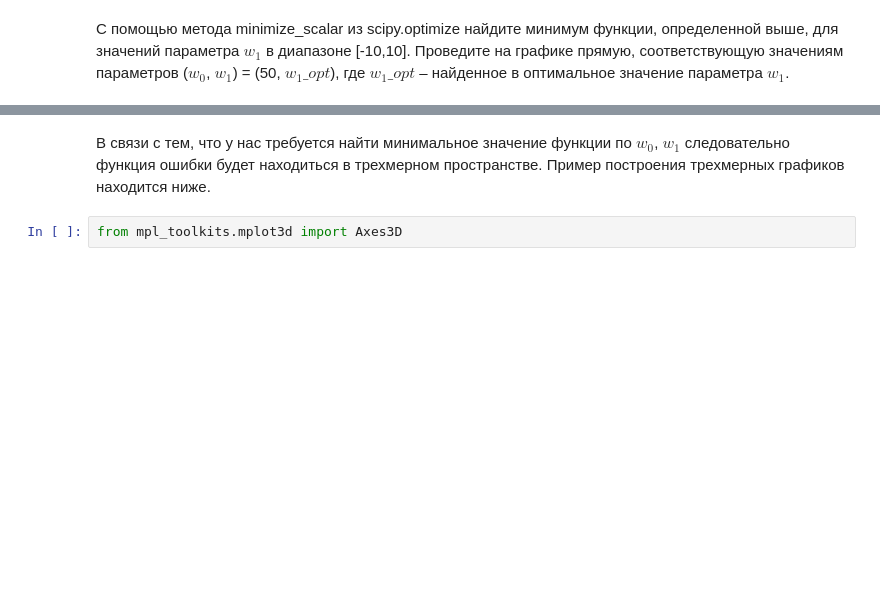
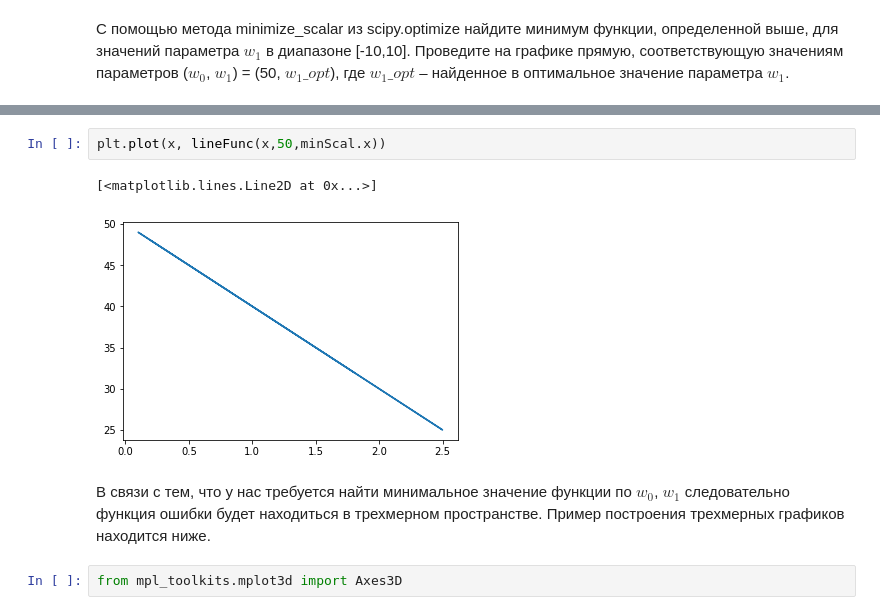
Before and after one commit to Norrica/ml_course, a Jupyter notebook: practics/lab2_linear_regression/lab_linear_regression_ready.ipynb, the cells around one changed output, grey strips where cells are left out. Saved outputs shown, nothing was run; the diff lists cells and outputs as text; blank space fills up the shorter version.

```diff
--- a/practics/lab2_linear_regression/lab_linear_regression_ready.ipynb
+++ b/practics/lab2_linear_regression/lab_linear_regression_ready.ipynb
@@ -49,3 +65,8 @@ from scipy.optimize import minimize_scalar
+# %%
+plt.plot(x, lineFunc(x,50,minScal.x))
+# %% [output]
+[<matplotlib.lines.Line2D at 0x...>]
+[figure, added]
 # %% [markdown]
 В связи с тем, что у нас требуется найти минимальное значение функции по $w_0$, $w_1$ следовательно функция ошибки будет находиться в трехмерном пространстве.
 Пример построения трехмерных графиков находится ниже.
```
Also changed, not shown: parts of 12 cells of this notebook.
